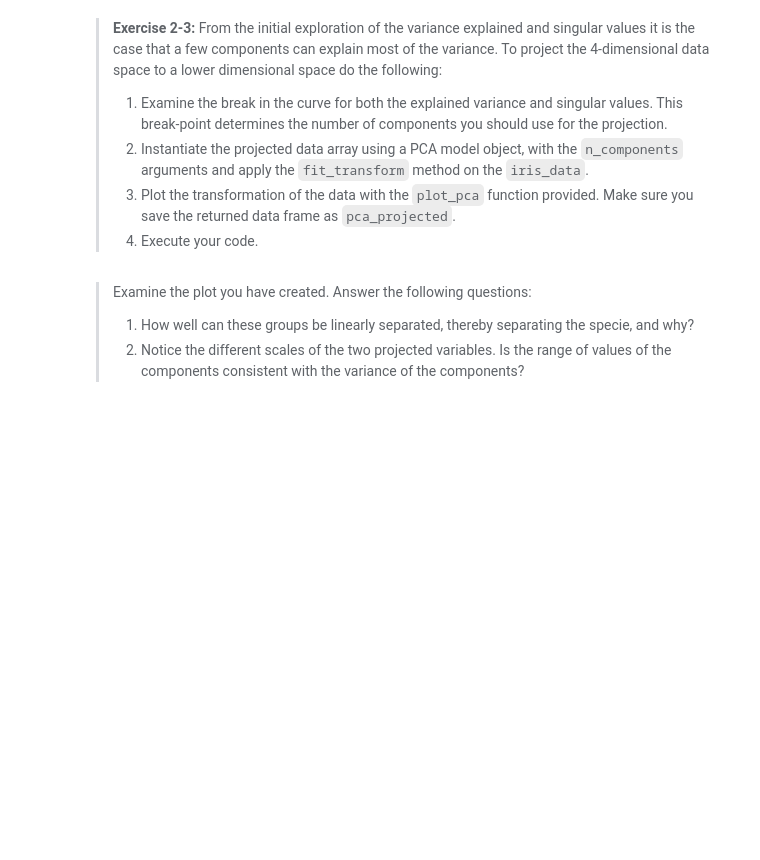
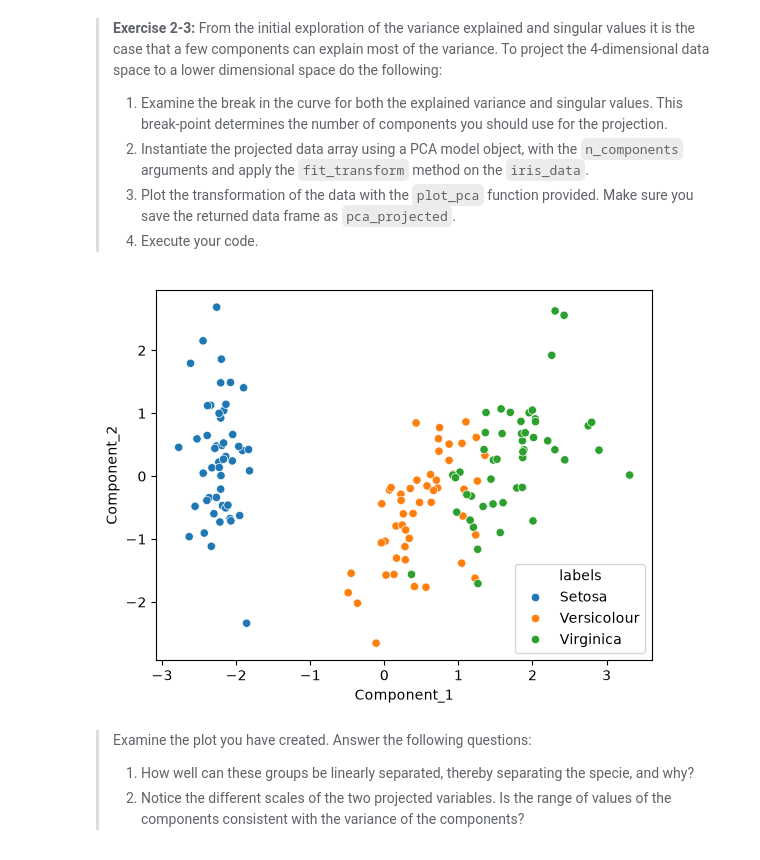
Before and after one commit to jonahneu/CSCI-E-108, a Jupyter notebook: notebooks/02_DimensionalityReduction.ipynb, the cells around one changed output. Saved outputs shown, nothing was run; the diff lists cells and outputs as text; code cells hidden in the pictures; blank space fills up the shorter version.

```diff
--- a/notebooks/02_DimensionalityReduction.ipynb
+++ b/notebooks/02_DimensionalityReduction.ipynb
@@ -200,19 +269,23 @@ print('\nThe dot products between the components:')
 > 4. Execute your code.
 # %%
 def plot_pca(X, labels, ax=None):
-    pca_projected = pd.DataFrame(X, columns=['Component_1','Component_2'])
-    pca_projected['labels'] = labels
+    pca_projected = pd.DataFrame(X, columns=["Component_1", "Component_2"])
+    pca_projected["labels"] = labels
     if ax == None:
-        sns.scatterplot(data=pca_projected, x='Component_1', y='Component_2', hue='labels')
+        sns.scatterplot(data=pca_projected, x="Component_1", y="Component_2", hue="labels")
     else:
-        sns.scatterplot(data=pca_projected, x='Component_1', y='Component_2', hue='labels', ax=ax)
+        sns.scatterplot(data=pca_projected, x="Component_1", y="Component_2", hue="labels", ax=ax)
     return pca_projected
 
+
 ## Put your code below
+iris_pca = PCA(n_components=2).fit_transform(iris_data)
 
 
 ## Plot and save the results
 pca_projected = plot_pca(iris_pca, species)
+# %% [output]
+[figure, added]
 # %% [markdown]
 > Examine the plot you have created. Answer the following questions:
 > 1. How well can these groups be linearly separated, thereby separating the specie, and why?
```
Also changed, not shown: parts of 27 cells of this notebook, 1 other file.
